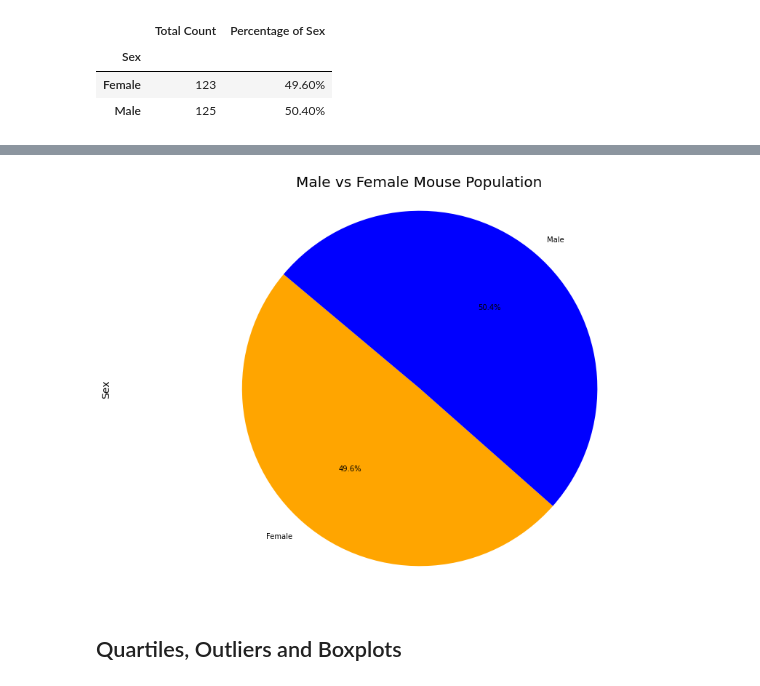
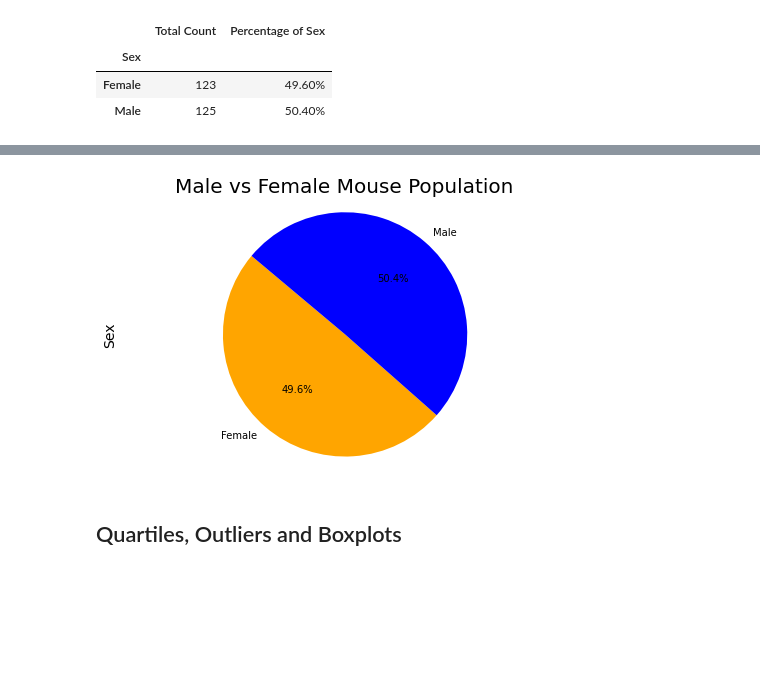
Before and after one commit to Jesskhunter/Matplotlib-Challenge, a Jupyter notebook: Pymaceuticals/pymaceuticals_starter.ipynb, the cells around one changed output, grey strips where cells are left out. Drawn from its saved outputs; the diff is of its cells as text; code cells hidden in the pictures; blank space fills up the shorter version.

```diff
--- a/Pymaceuticals/pymaceuticals_starter.ipynb
+++ b/Pymaceuticals/pymaceuticals_starter.ipynb
@@ -298,27 +306,27 @@ plt.show()
 # %%
 # Generate a pie plot showing the distribution of female versus male mice using pyplo
 
 # Create Labels for the sections of the pie
 labels = ["Female","Male"]
 
 #List the values of each section of the pie chart
 sizes = [49.6,50.4]
 
 #Set colors for each section of the pie
 colors = ['orange', 'blue']
 
 #Create the pie chart based upon the values
-fig1, ax1 = plt.subplots(figsize=(15, 10))
+fig1, ax1 = plt.subplots(figsize=(8, 5))
 plt.pie(sizes,labels=labels, colors=colors, autopct="%1.1f%%", startangle=140,)
 plt.title('Male vs Female Mouse Population',fontsize = 20)
 plt.ylabel('Sex',fontsize = 14)
 #Set equal axis
 plt.axis("equal")
 
 # plt.savefig("../Images/pi_plot.png", bbox_inches = "tight")
 plt.show()
 # %% [output]
-[figure, old version]
+[figure, new version]
 # %% [markdown]
 ## Quartiles, Outliers and Boxplots
 # %%
```
Also changed, not shown: parts of 5 cells of this notebook.
